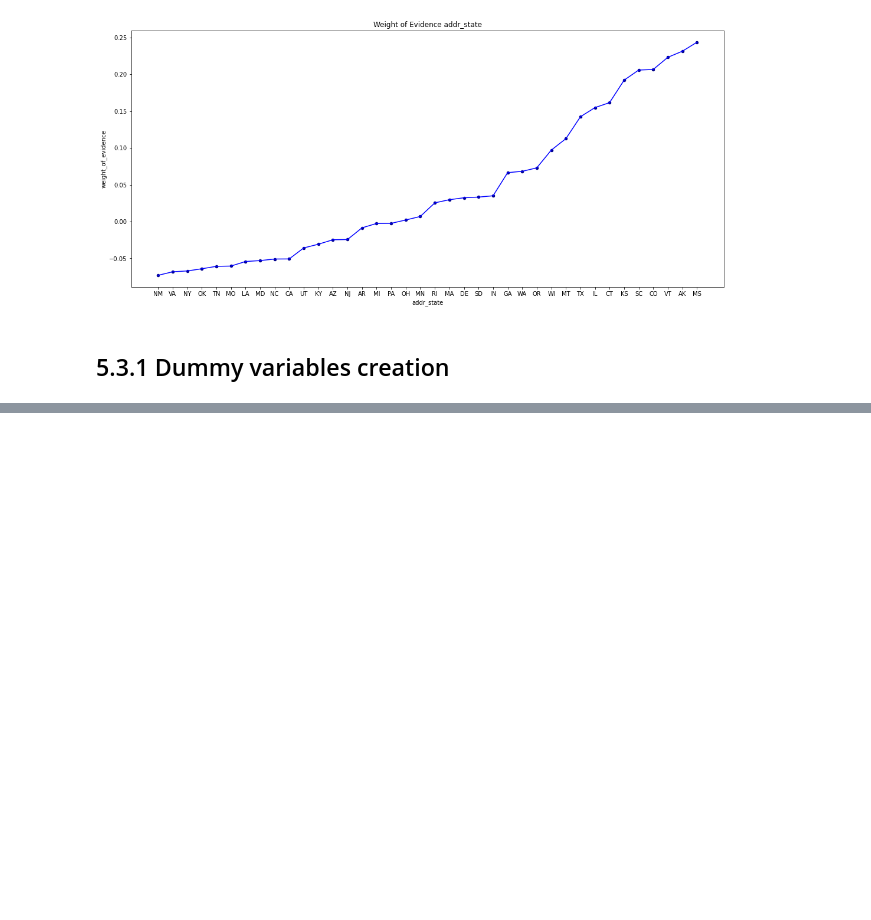
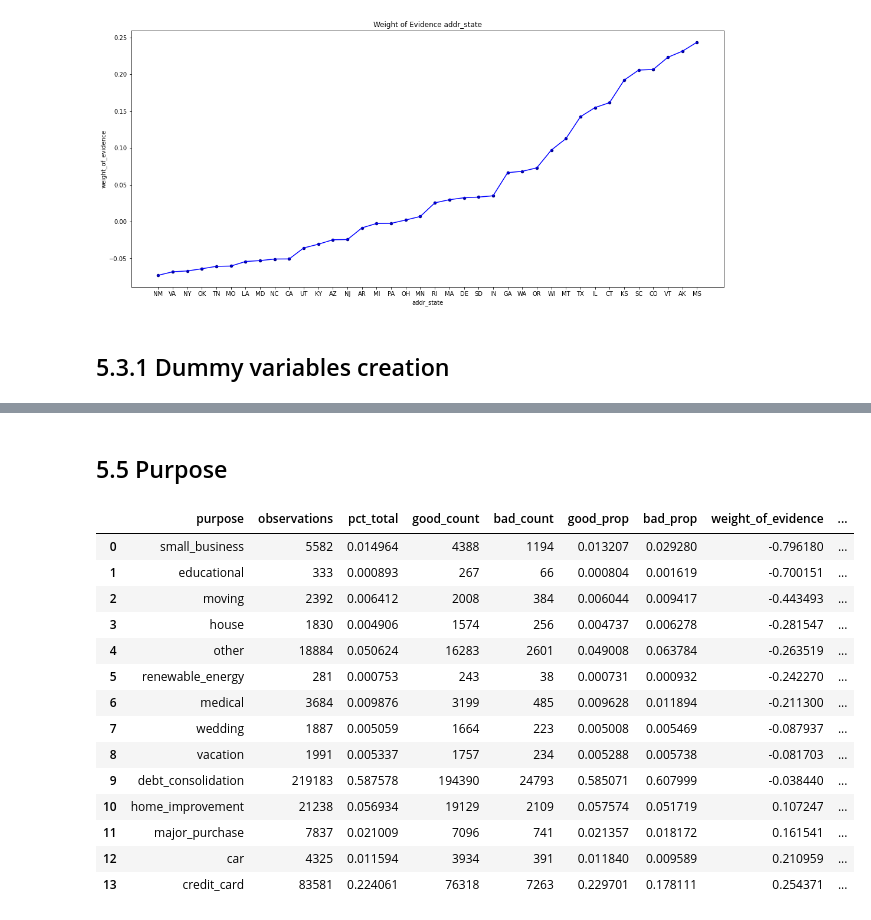
Before and after one commit to kevinmiguel97/Lending-Club-Credit-RIsk-Model, a Jupyter notebook: Lending Club Risk Model.ipynb, the cells around one changed output, grey strips where cells are left out. Saved outputs shown, nothing was run; the diff lists cells and outputs as text; code cells hidden in the pictures; blank space fills up the shorter version.

```diff
--- a/Lending Club Risk Model.ipynb
+++ b/Lending Club Risk Model.ipynb
@@ -486,0 +504,21 @@ for X in (X_train, X_test):
+# %% [markdown]
+## 5.5 Purpose
+# %%
+df_temp = create_woe_discrete('purpose', X_train, y_train)['table']
+df_temp.sort_values(by='weight_of_evidence')
+# %% [output]
+|  | purpose | observations | pct_total | good_count | bad_count | good_prop | bad_prop | weight_of_evidence | ... |
+| 0 | small_business | 5582 | 0.014964 | 4388 | 1194 | 0.013207 | 0.029280 | -0.796180 | ... |
+| 1 | educational | 333 | 0.000893 | 267 | 66 | 0.000804 | 0.001619 | -0.700151 | ... |
+| 2 | moving | 2392 | 0.006412 | 2008 | 384 | 0.006044 | 0.009417 | -0.443493 | ... |
+| 3 | house | 1830 | 0.004906 | 1574 | 256 | 0.004737 | 0.006278 | -0.281547 | ... |
+| 4 | other | 18884 | 0.050624 | 16283 | 2601 | 0.049008 | 0.063784 | -0.263519 | ... |
+| 5 | renewable_energy | 281 | 0.000753 | 243 | 38 | 0.000731 | 0.000932 | -0.242270 | ... |
+| 6 | medical | 3684 | 0.009876 | 3199 | 485 | 0.009628 | 0.011894 | -0.211300 | ... |
+| 7 | wedding | 1887 | 0.005059 | 1664 | 223 | 0.005008 | 0.005469 | -0.087937 | ... |
+| 8 | vacation | 1991 | 0.005337 | 1757 | 234 | 0.005288 | 0.005738 | -0.081703 | ... |
+| 9 | debt_consolidation | 219183 | 0.587578 | 194390 | 24793 | 0.585071 | 0.607999 | -0.038440 | ... |
+| 10 | home_improvement | 21238 | 0.056934 | 19129 | 2109 | 0.057574 | 0.051719 | 0.107247 | ... |
+| 11 | major_purchase | 7837 | 0.021009 | 7096 | 741 | 0.021357 | 0.018172 | 0.161541 | ... |
+| 12 | car | 4325 | 0.011594 | 3934 | 391 | 0.011840 | 0.009589 | 0.210959 | ... |
+| 13 | credit_card | 83581 | 0.224061 | 76318 | 7263 | 0.229701 | 0.178111 | 0.254371 | ... |
```
Also changed, not shown: parts of 9 cells of this notebook, 2 other files.
